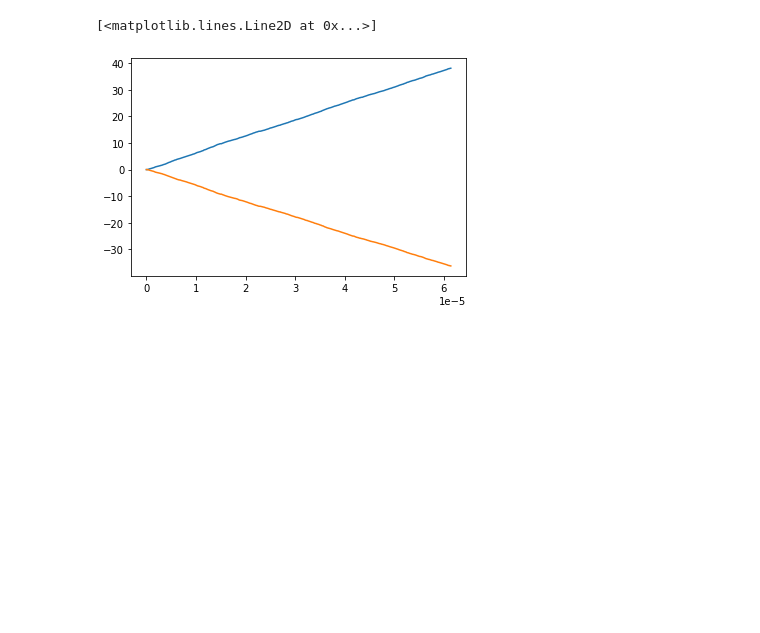
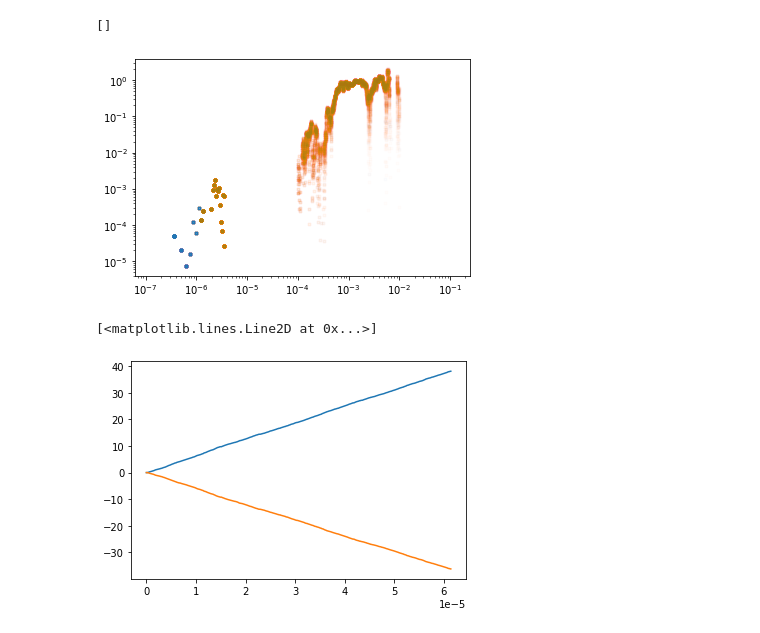
Before and after one commit to matibilkis/cdisc, a Jupyter notebook: analysis/analyze.ipynb, the cells around one changed output. Cells and saved outputs as stored; diff of their text form; code cells hidden in the pictures; blank space fills up the shorter version.

```diff
--- a/analysis/analyze.ipynb
+++ b/analysis/analyze.ipynb
@@ -15,7 +15,7 @@ from tqdm import tqdm
 # %%
 params, exp_path = def_params(flip = 1)
 
-T_param = .1
+T_param = 200.
 ppg = 5*1e3
 damping = params[1][0]
 omega = .5*(params[1][1] + params[0][1])
@@ -26,3 +26,12 @@ total_time = T_param*period
 dt = period/ppg
 # %%
 timind, indis = get_timind_indis(total_time, dt, N=1e4)
+# %%
+log_lik_ratio, log_lik_ratio_swap = load_liks(itraj=1, total_time=total_time, dt=dt)
+# %%
+plt.plot(timind,log_lik_ratio_swap, '.', alpha=0.01)
+plt.plot(ltimind, lls[:,0]-lls[:,1], '.', alpha=0.01)
+plt.loglog()
+# %% [output]
+[]
+[figure, added]
```
Also changed, not shown: parts of 3 cells of this notebook, 3 other files.
